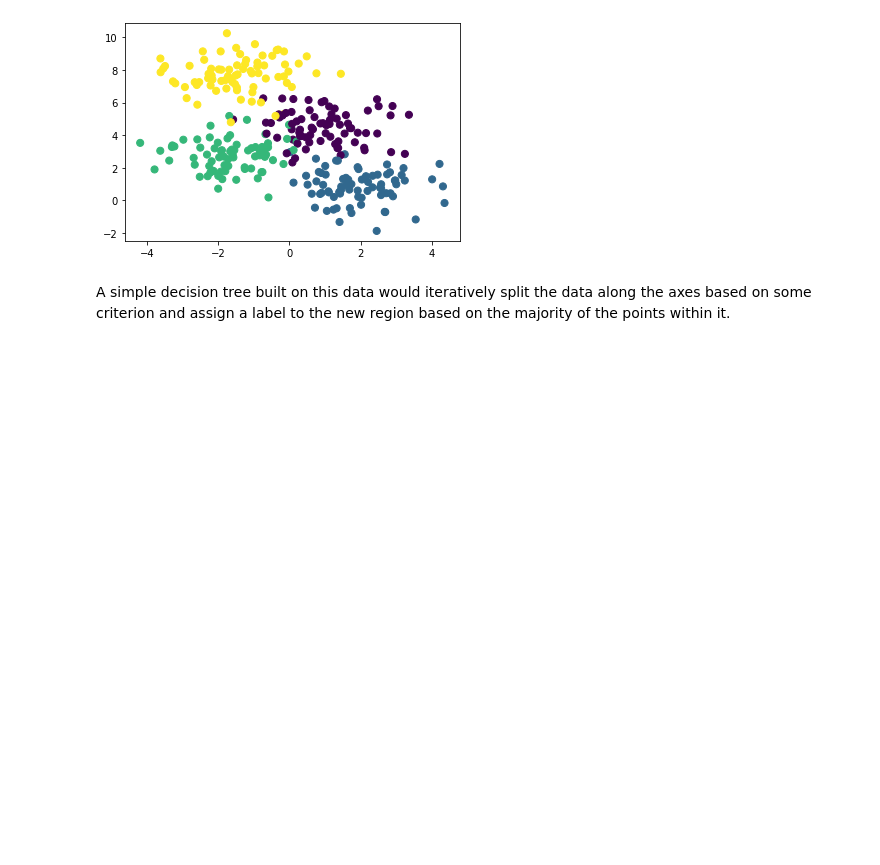
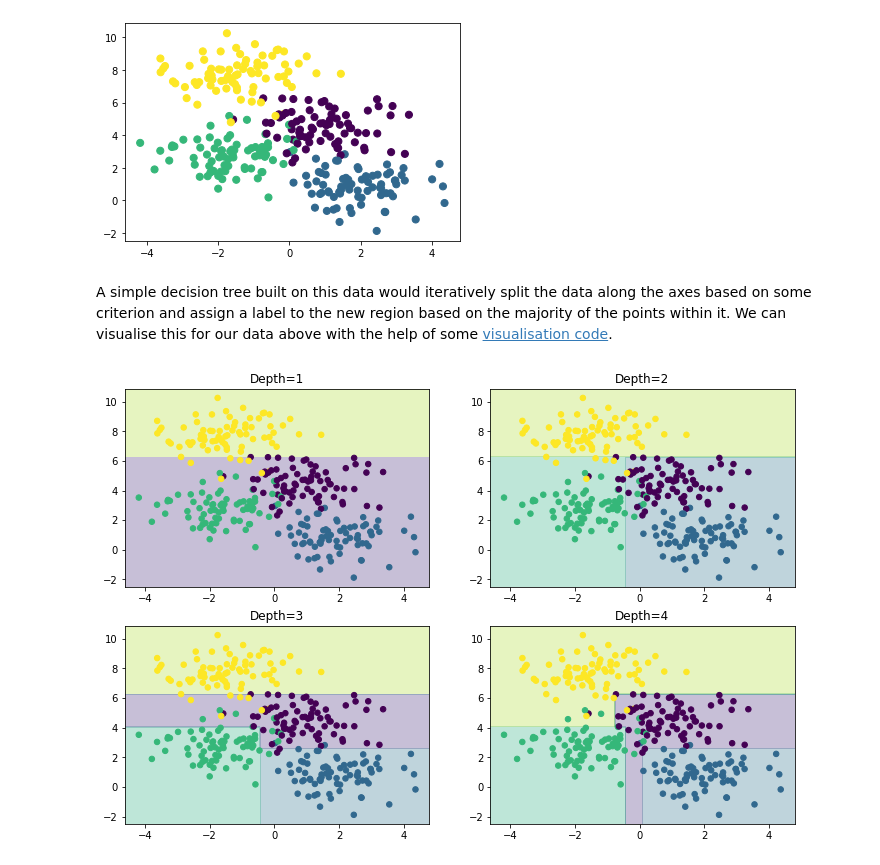
Before and after one commit to arm61/trad_ml_methods, a Jupyter notebook: decision_trees.ipynb, the cells around one changed output. Saved outputs shown, nothing was run; the diff lists cells and outputs as text; code cells hidden in the pictures; blank space fills up the shorter version.

```diff
--- a/decision_trees.ipynb
+++ b/decision_trees.ipynb
@@ -21,3 +23,12 @@ plt.show()
 [figure]
 # %% [markdown]
 A simple decision tree built on this data would iteratively split the data along the axes based on some criterion and assign a label to the new region based on the majority of the points within it.
+We can visualise this for our data above with the help of some [visualisation code](./dt_visualise.py).
+# %%
+fig, axes = plt.subplots(2, 2, figsize=(12, 8))
+for i, ax in enumerate(axes.flatten()):
+    ax = show(DecisionTreeClassifier(max_depth=i+1), X, y, ax)
+    ax.set_title(f'Depth={i+1}')
+plt.show()
+# %% [output]
+[figure, added]
```
Also changed, not shown: parts of 4 cells of this notebook, 1 other file.
